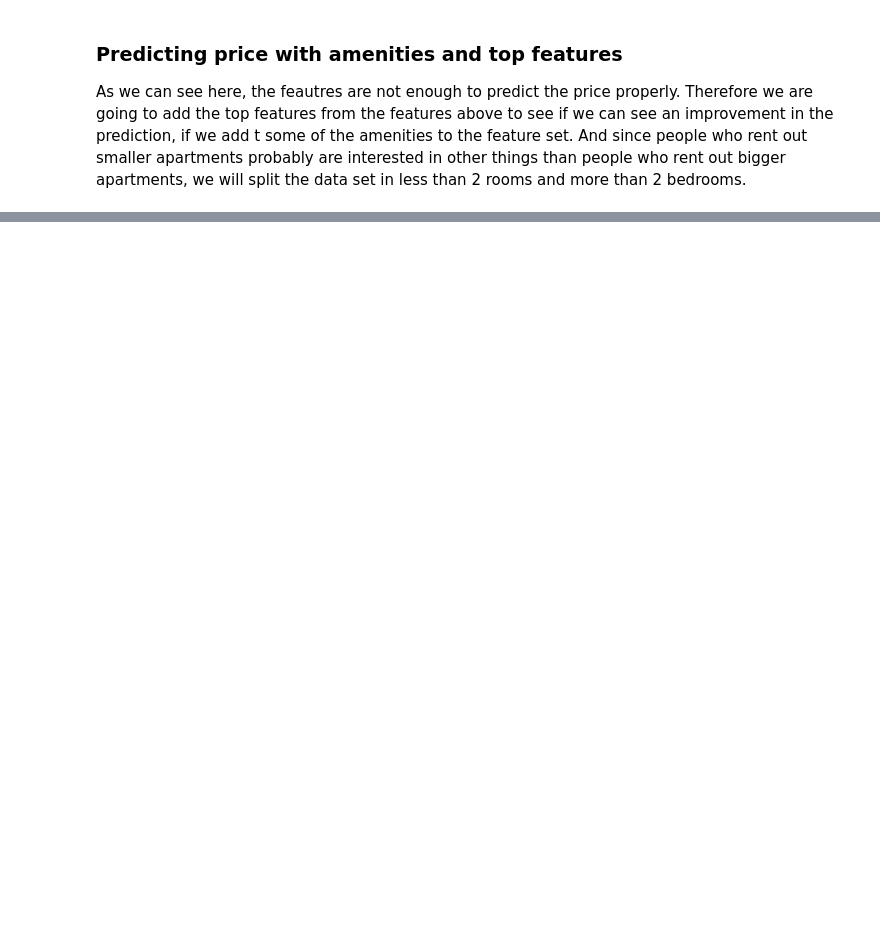
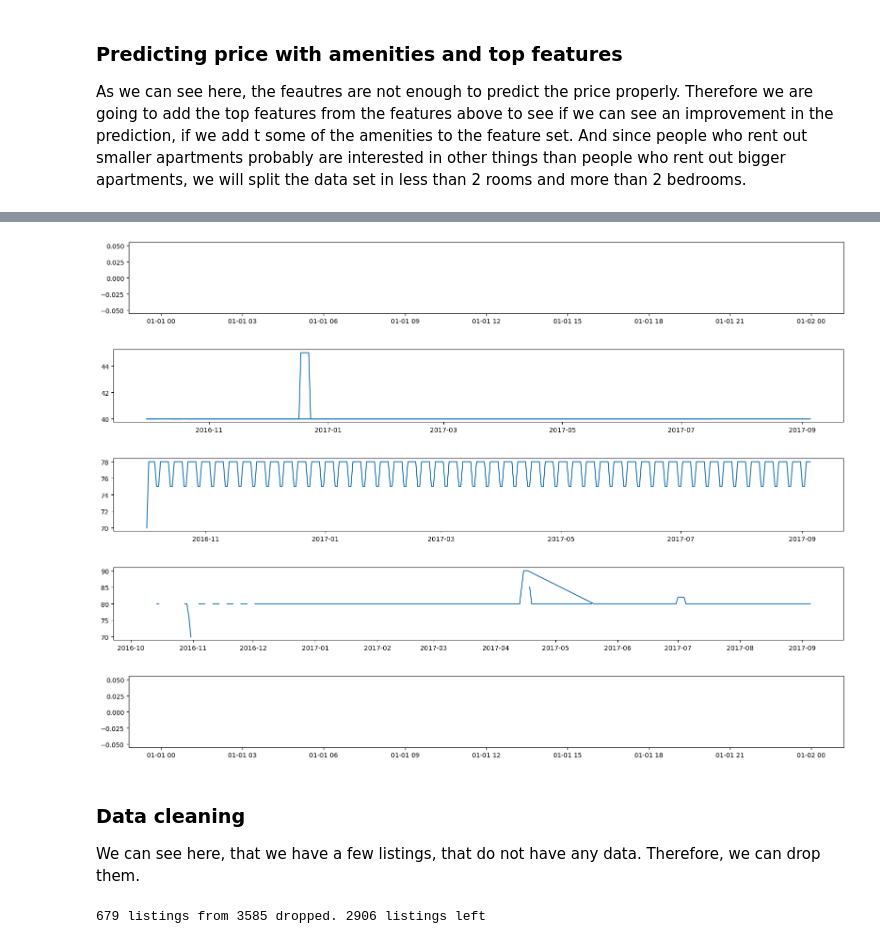
Before and after one commit to KaanDrn/udacity_data_science_project1, a Jupyter notebook: code/Boston_data.ipynb, the cells around one changed output, grey strips where cells are left out. Drawn from its saved outputs; the diff is of its cells as text; code cells hidden in the pictures; blank space fills up the shorter version.

```diff
--- a/code/Boston_data.ipynb
+++ b/code/Boston_data.ipynb
@@ -1029,0 +1031,31 @@ For owner of bigger apartments, it is a bit more complicated. People who rent bi
+# %%
+calendar.reset_index(inplace=True)
+calendar.set_index(['date','listing_id'], inplace=True)
+# %%
+unique_listing_ids = calendar.index.get_level_values(1).unique()
+# %%
+for i in range(0, 100, 20):
+    plt.figure(figsize=(20, 2))
+    plt.plot(calendar.loc[(slice(None), unique_listing_ids[i]), 'price'].index.get_level_values(0),
+             calendar.loc[(slice(None), unique_listing_ids[i]), 'price'])
+# %% [output]
+[figure, added]
+[figure, added]
+[figure, added]
+[figure, added]
+[figure, added]
+# %% [markdown]
+### Data cleaning
+We can see here, that we have a few listings, that do not have any data. Therefore, we can drop them.
+# %%
+listings_before = len(calendar.index.get_level_values(1).unique())
+
+for iindex, iprices in calendar.price.groupby(level=1):
+    if iprices.isna().all():
+        calendar.drop(iindex, level=1, inplace=True)
+
+listings_after = len(calendar.index.get_level_values(1).unique())
+
+print('%i listings from %i dropped. %i listings left' % (listings_before-listings_after, listings_before, listings_after))
+# %% [output]
+679 listings from 3585 dropped. 2906 listings left
```
Also changed, not shown: parts of 16 cells of this notebook, 1 other file.
